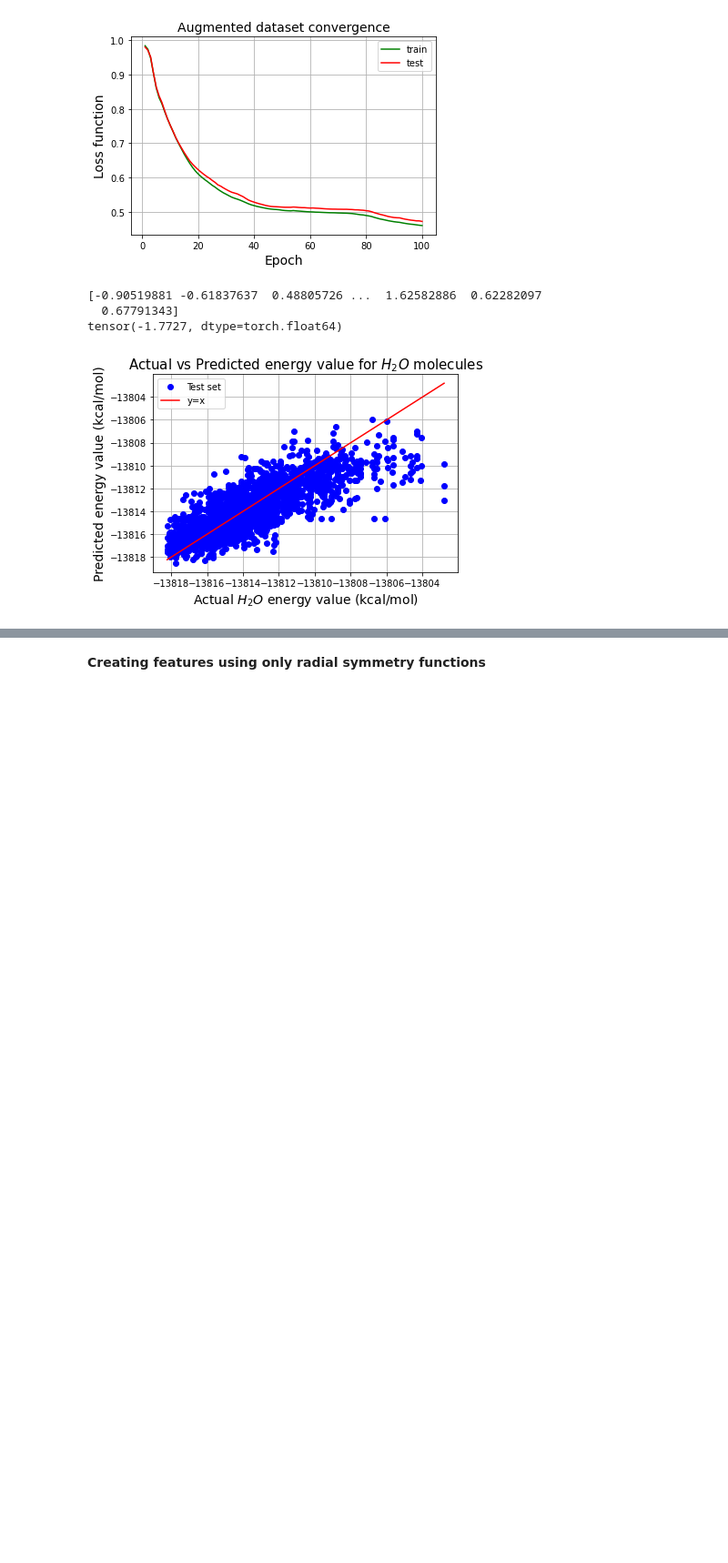
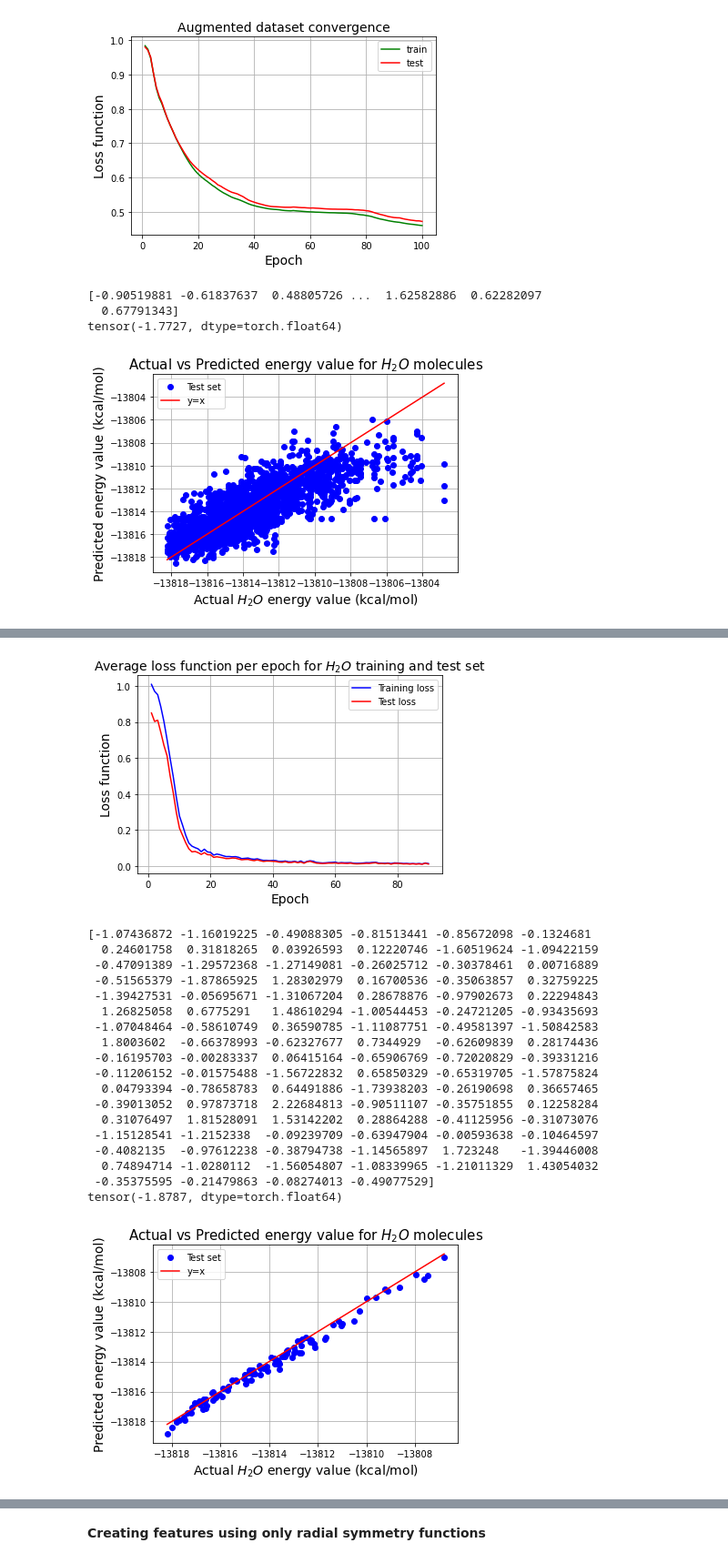
Before and after one commit to KKaroni/Symmetry-in-Machine-learned-Molecular-Force-Fields, a Jupyter notebook: BPNN.ipynb, the cells around one changed output, grey strips where cells are left out. Shown at 91% size. Saved outputs shown, nothing was run; the diff lists cells and outputs as text; code cells hidden in the pictures; blank space fills up the shorter version.

```diff
--- a/BPNN.ipynb
+++ b/BPNN.ipynb
@@ -207,13 +207,13 @@ N = len(coord)
 def angular_BP_symm_func(coord,Dp,N,heta,Rs,lambdaa,zeta):
     G_mu2 = np.zeros(len(Dp))           # since we are dealing with water molecules the dimension of G will be 3 (H,H,O)
 
-    for i in range(N):                 # to avoid using an if statement (if i not equal j), break the sum in two
+    for i in range(N):
         for j in range(N):
             for k in range(N):
                 if j != i and k !=i:
                     R_vec_ij = coord[i,:] - coord[j,:]
-                    R_vec_jk = coord[i,:] - coord[k,:]
-                    cos_theta_ijk  = np.dot(R_vec_ij, R_vec_jk)/(Dp[i][j]*Dp[i][k])
+                    R_vec_ik = coord[i,:] - coord[k,:]
+                    cos_theta_ijk  = np.dot(R_vec_ij, R_vec_ik)/(Dp[i][j]*Dp[i][k])
                     G_mu2[i]   = G_mu2[i] + (  1 + lambdaa * cos_theta_ijk )**zeta  \
                                 * np.exp( -heta * (Dp[i][j]**2 + Dp[i][k]**2 + Dp[j][k]**2) ) \
                                 * fc(Dp[i][j],Rc) * fc(Dp[i][k],Rc) * fc(Dp[j][k],Rc)
@@ -746,8 +746,8 @@ def training(learning_rate, nepochs,net,dataloader,test_set,test_labels):
 # %%
 def run_for_different_num_feat(num_feat_H2O,nepochs,coordinates_water,energies_water,atomic_numbers_water,use_atom_num_as_feat):
     N_H2O           = 3            # number of atoms per molecule
-    learning_rate   = 0.0001 #0.005
-    batch_size      = 300    # 25
+    learning_rate   = 0.005#0.0001 #0.005
+    batch_size      = 25#300    # 25
 
     data_size_H2O   = np.shape(energies_water)[0]
     test_set_size   = 100
@@ -777,7 +777,7 @@ def run_for_different_num_feat(num_feat_H2O,nepochs,coordinates_water,energies_w
 # # Training for 4 Behler and Parinello features, batch size = 300
 number_of_features_H2O   = 4       # number of features (radial and angular symmetry functions) to be used
 use_atom_num_as_feat     = int(0)       # Use atomic number of each element as an extra feature for training?
-nepochs                  = 2000
+nepochs                  = 90
 # %%
 # losses_G4 =  run_for_different_num_feat(4,nepochs,coordinates_water,energies_water,atomic_numbers_water,use_atom_num_as_feat)
 
@@ -1578,0 +1694,37 @@ tensor(-1.7727, dtype=torch.float64)
+# %%
+net = BPNN_H2O(3)   #+1) # +1 if you are adding atomic number as a feature
+nepochs= 90
+learning_rate = 0.005
+losses = training(learning_rate , nepochs, net, dataloader,test_set,test_labels)
+train_loss_G_ric1_feat = losses[0]
+test_loss_G_ric1_feat  = losses[1]
+
+plot_train_test_loss(train_loss_G_ric1_feat,test_loss_G_ric1_feat,nepochs,number_of_features_H2O)
+test_set_size = 100
+prediction = np.zeros(test_set_size)
+for i in range(test_set_size):
+    x1,x2,x3 = test_set[i]
+    prediction[i] = net(x1, x2, x3)#[0]
+print(prediction)
+plot_prediction(prediction,test_labels,var_lab,mean_lab,number_of_features_H2O)
+# %% [output]
+[figure, added]
+[-1.07436872 -1.16019225 -0.49088305 -0.81513441 -0.85672098 -0.1324681
+  0.24601758  0.31818265  0.03926593  0.12220746 -1.60519624 -1.09422159
+ -0.47091389 -1.29572368 -1.27149081 -0.26025712 -0.30378461  0.00716889
+ -0.51565379 -1.87865925  1.28302979  0.16700536 -0.35063857  0.32759225
+ -1.39427531 -0.05695671 -1.31067204  0.28678876 -0.97902673  0.22294843
+  1.26825058  0.6775291   1.48610294 -1.00544453 -0.24721205 -0.93435693
+ -1.07048464 -0.58610749  0.36590785 -1.11087751 -0.49581397 -1.50842583
+  1.8003602  -0.66378993 -0.62327677  0.7344929  -0.62609839  0.28174436
+ -0.16195703 -0.00283337  0.06415164 -0.65906769 -0.72020829 -0.39331216
+ -0.11206152 -0.01575488 -1.56722832  0.65850329 -0.65319705 -1.57875824
+  0.04793394 -0.78658783  0.64491886 -1.73938203 -0.26190698  0.36657465
+ -0.39013052  0.97873718  2.22684813 -0.90511107 -0.35751855  0.12258284
+  0.31076497  1.81528091  1.53142202  0.28864288 -0.41125956 -0.31073076
+ -1.15128541 -1.2152338  -0.09239709 -0.63947904 -0.00593638 -0.10464597
+ -0.4082135  -0.97612238 -0.38794738 -1.14565897  1.723248   -1.39446008
+  0.74894714 -1.0280112  -1.56054807 -1.08339965 -1.21011329  1.43054032
+ -0.35375595 -0.21479863 -0.08274013 -0.49077529]
+tensor(-1.8787, dtype=torch.float64)
+[figure, added]
```
Also changed, not shown: parts of 14 cells of this notebook.
